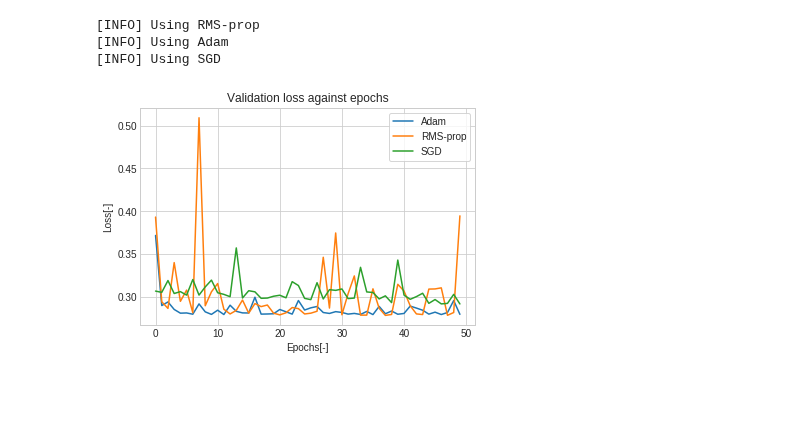
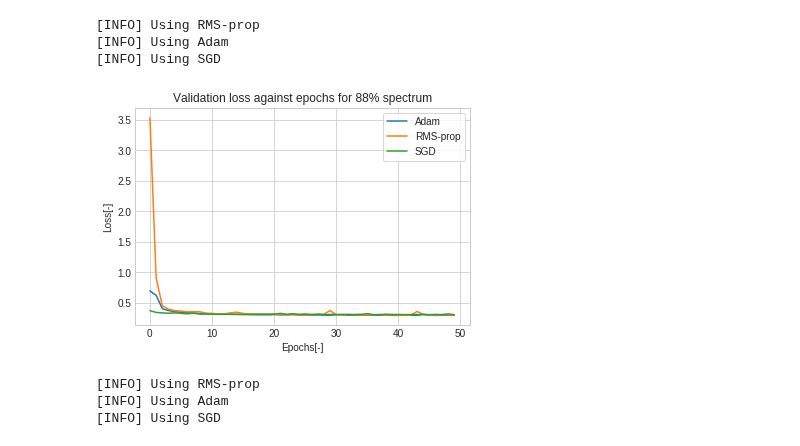
Before and after one commit to jalil-M/Opt-Project, a Jupyter notebook: project.ipynb, the cells around one changed output. Drawn from its saved outputs; the diff is of its cells as text; code cells hidden in the pictures; blank space fills up the shorter version.

```diff
--- a/project.ipynb
+++ b/project.ipynb
@@ -138,5 +142,5 @@ plt.savefig('figures/f1-spect.png')
 # %%
-lt.style.use('seaborn-whitegrid')
+plt.style.use('seaborn-whitegrid')
 plt.plot(spects, sgd_recall, label='SGD')
 plt.plot(spects, adam_recall, label='Adam')
 plt.plot(spects, rms_prop_recall, label='RMS-prop')
@@ -150,5 +154,5 @@ NameError: name 'lt' is not defined
 # %%
-lt.style.use('seaborn-whitegrid')
+plt.style.use('seaborn-whitegrid')
 plt.plot(spects, sgd_precision, label='SGD')
 plt.plot(spects, adam_precision, label='Adam')
 plt.plot(spects, rms_prop_precision, label='RMS-prop')
@@ -214,7 +222,7 @@ def run_training_benchmarking_f1(data, epochs = 50):
 
     return sgd_val_f1,adam_val_f1, rms_val_f1
 # %%
-def run_training_benchmarking_loss(data, epochs = 50):
+def run_training_benchmarking_loss(data, spect = 0.88,epochs = 50):
     list_optimzers = ['rms_prop','adam', 'sgd']
 
     adam_val_loss = []
@@ -222,7 +230,7 @@ def run_training_benchmarking_loss(data, epochs = 50):
     rms_val_loss = []
 
 
-    X = build_spectrum (data)
+    X = build_spectrum (data,do_spectrum=True, spect=spect)
     train, test= train_test_split(X, test_size=0.2, stratify = X['y'], random_state=1)
     x_train, y_train = build_keras (train.drop(columns=['y']),train['y'])
     x_test, y_test = build_keras (test.drop(columns=['y']),test['y'])
@@ -282,12 +286,18 @@ sgd_val_loss, adam_val_loss, rms_val_loss = run_training_benchmarking_loss(data)
 # %%
 plt.style.use('seaborn-whitegrid')
 plt.plot(adam_val_loss, label='Adam')
 plt.plot(rms_val_loss, label='RMS-prop')
 plt.plot(sgd_val_loss, label='SGD')
 plt.xlabel('Epochs[-]')
 plt.ylabel('Loss[-]')
-plt.title('Validation loss against epochs')
+plt.title('Validation loss against epochs for 88% spectrum')
 plt.legend(loc='upper right', frameon = True)
-plt.savefig('figures/loss-epochs.png')
+plt.savefig('figures/loss-epochs-88.png')
 # %% [output]
-[figure, old version]
+[figure, new version]
+# %%
+sgd_val_loss, adam_val_loss, rms_val_loss = run_training_benchmarking_loss(data,spect=0.95)
+# %% [output]
+[INFO] Using RMS-prop
+[INFO] Using Adam
+[INFO] Using SGD
```
Also changed, not shown: parts of 11 cells of this notebook, 12 other files.
